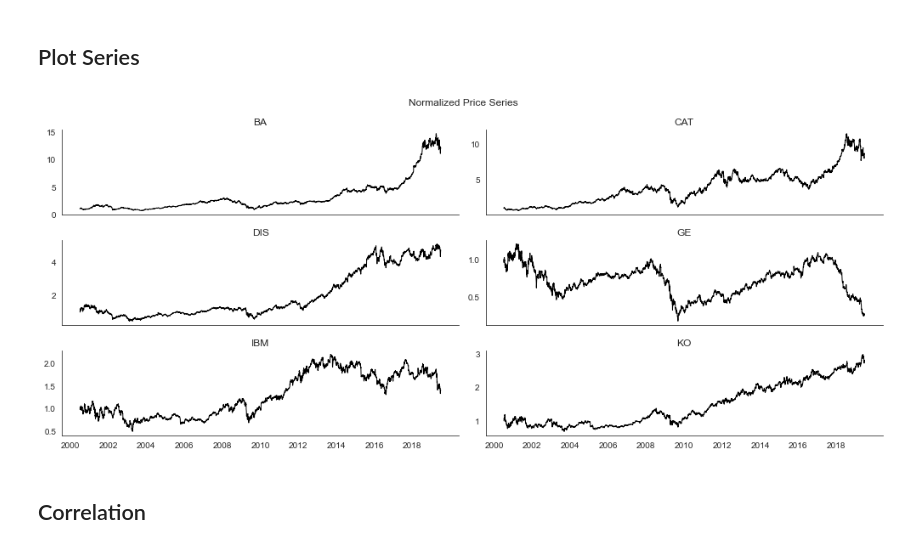
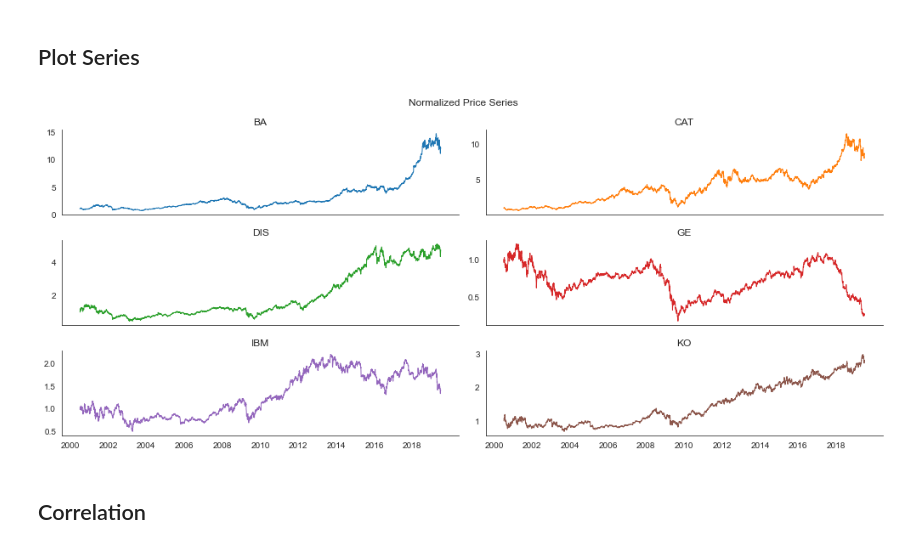
Before and after one commit to shmrostami/machine-learning-for-trading, a Jupyter notebook: 21_gans_for_synthetic_time_series/02_TimeGAN_TF2.ipynb, the cells around one changed output. Cells and saved outputs as stored; diff of their text form; code cells hidden in the pictures.

```diff
--- a/21_gans_for_synthetic_time_series/02_TimeGAN_TF2.ipynb
+++ b/21_gans_for_synthetic_time_series/02_TimeGAN_TF2.ipynb
@@ -90,21 +90,21 @@ df.to_hdf(hdf_store, 'data/real')
 # %%
 df = pd.read_hdf(hdf_store, 'data/real')
 axes = df.div(df.iloc[0]).plot(subplots=True,
                                figsize=(14, 6),
                                layout=(3, 2),
                                title=tickers,
                                legend=False,
                                rot=0,
-                               lw=1,
-                               color='k')
+                               lw=1
+                              )
 for ax in axes.flatten():
     ax.set_xlabel('')
 
 plt.suptitle('Normalized Price Series')
 plt.gcf().tight_layout()
 sns.despine();
 # %% [output]
-[figure, old version]
+[figure, new version]
 # %% [markdown]
 ## Correlation
 # %%
```
